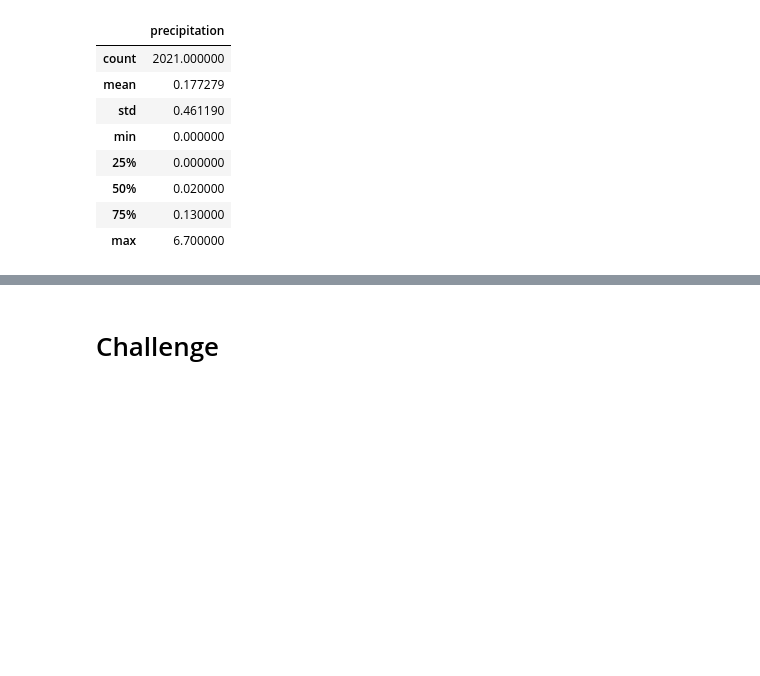
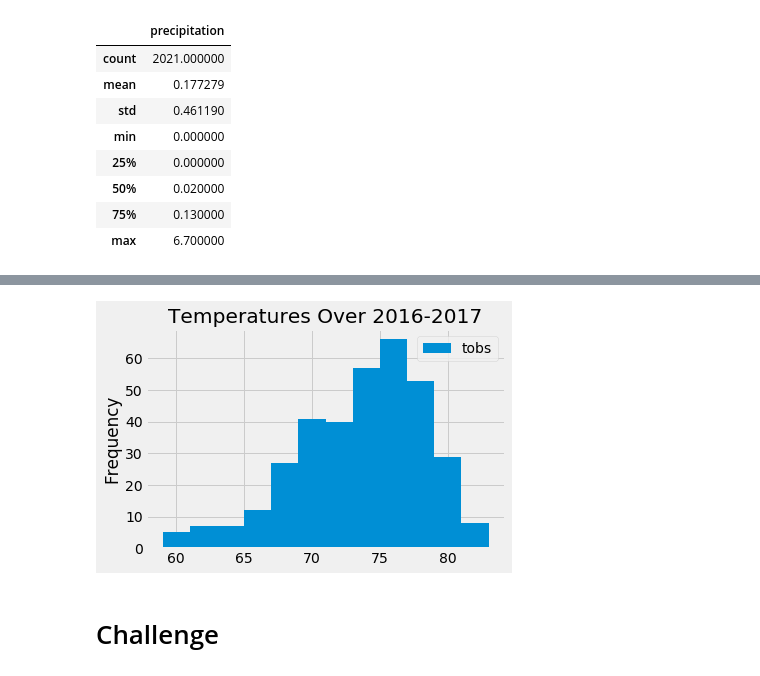
Before and after one commit to sbenston/surfs_up, a Jupyter notebook: climate_analysis.ipynb, the cells around one changed output, grey strips where cells are left out. Drawn from its saved outputs; the diff is of its cells as text; code cells hidden in the pictures; blank space fills up the shorter version.

Commit message:
Add analysis of stations and temperature

```diff
--- a/climate_analysis.ipynb
+++ b/climate_analysis.ipynb
@@ -131,3 +151,8 @@ df.describe()
 # %%
 # Choose the station with the highest number of temperature observations.
 # Query the last 12 months of temperature observation data for this station and plot the results as a histogram
+results = session.query(Measurement.tobs).filter(Measurement.station == 'USC00519281')\
+    .filter(Measurement.date >= prev_year).all()
+
+df = pd.DataFrame(results, columns=['tobs'])
+df.head()
@@ -134,3 +166,8 @@ df.describe()
+# %%
+df.plot.hist(bins=12, title='Temperatures Over 2016-2017')
+plt.tight_layout()
+# %% [output]
+[figure, added]
 # %%
 # Write a function called `calc_temps` that will accept start date and end date in the format '%Y-%m-%d'
 # and return the minimum, average, and maximum temperatures for that range of dates
```
Also changed, not shown: parts of 4 cells of this notebook.
